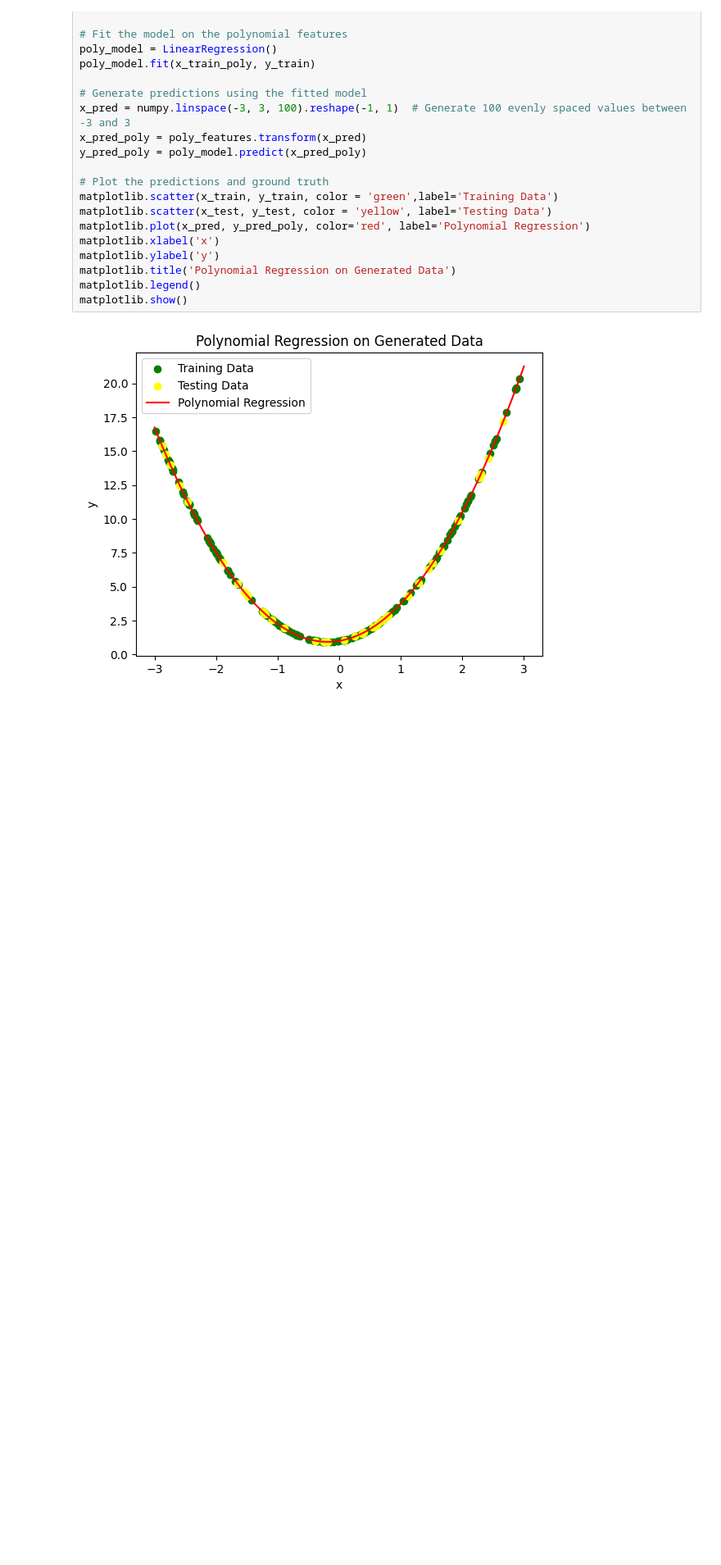
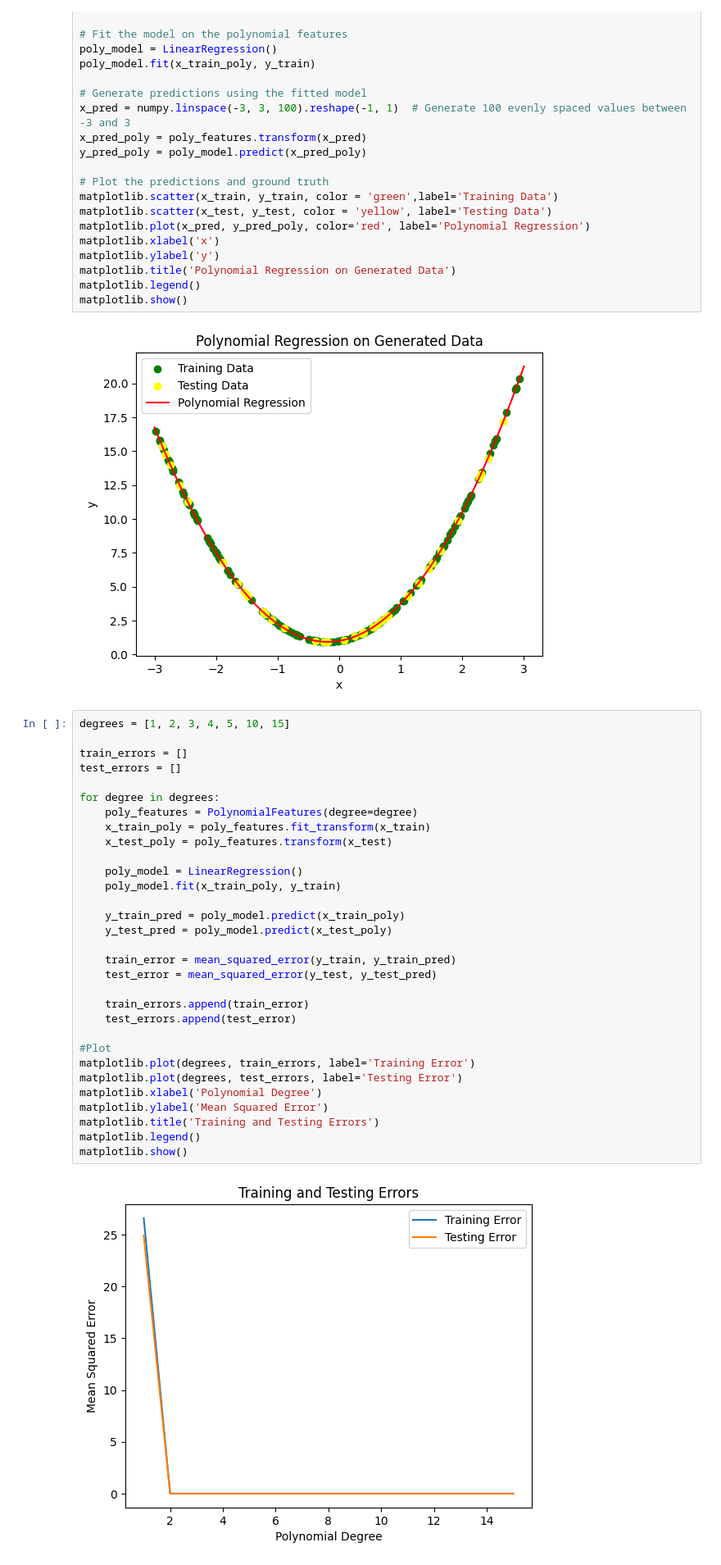
Before and after one commit to revanthpavan/special-topics-linear-regression, a Jupyter notebook: Linear_Regression_Part_2.ipynb, the cells around one changed output. Shown: that part at 82% size. Cells and saved outputs as stored; diff of their text form; blank space fills up the shorter version.

```diff
--- a/Linear_Regression_Part_2.ipynb
+++ b/Linear_Regression_Part_2.ipynb
@@ -144,3 +145,36 @@ matplotlib.legend()
 matplotlib.show()
 # %% [output]
 [figure]
+# %%
+degrees = [1, 2, 3, 4, 5, 10, 15]
+
+train_errors = []
+test_errors = []
+
+for degree in degrees:
+    poly_features = PolynomialFeatures(degree=degree)
+    x_train_poly = poly_features.fit_transform(x_train)
+    x_test_poly = poly_features.transform(x_test)
+
+    poly_model = LinearRegression()
+    poly_model.fit(x_train_poly, y_train)
+
+    y_train_pred = poly_model.predict(x_train_poly)
+    y_test_pred = poly_model.predict(x_test_poly)
+
+    train_error = mean_squared_error(y_train, y_train_pred)
+    test_error = mean_squared_error(y_test, y_test_pred)
+
+    train_errors.append(train_error)
+    test_errors.append(test_error)
+
+#Plot
+matplotlib.plot(degrees, train_errors, label='Training Error')
+matplotlib.plot(degrees, test_errors, label='Testing Error')
+matplotlib.xlabel('Polynomial Degree')
+matplotlib.ylabel('Mean Squared Error')
+matplotlib.title('Training and Testing Errors')
+matplotlib.legend()
+matplotlib.show()
+# %% [output]
+[figure, added]
```
Also changed, not shown: parts of 1 cell of this notebook.
